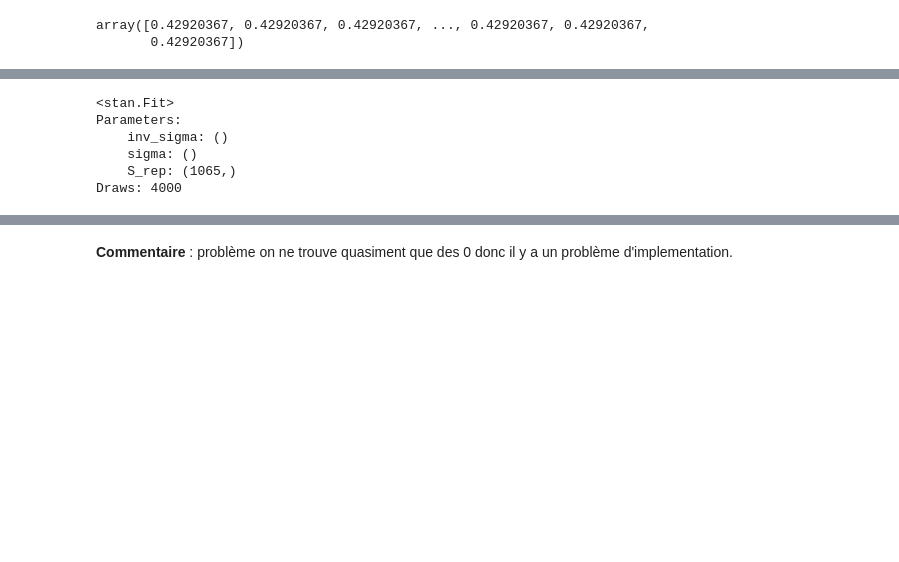
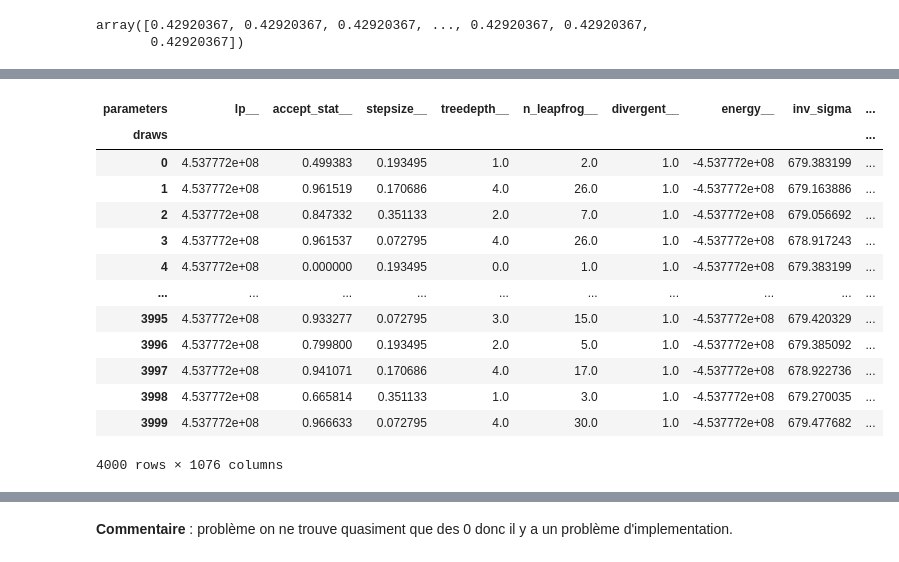
Before and after one commit to Jeremstar/business_is_business, a Jupyter notebook: Notebook_final.ipynb, the cells around one changed output, grey strips where cells are left out. Saved outputs shown, nothing was run; the diff lists cells and outputs as text; code cells hidden in the pictures; blank space fills up the shorter version.

```diff
--- a/Notebook_final.ipynb
+++ b/Notebook_final.ipynb
@@ -411,12 +416,20 @@ In file included from /opt/mamba/lib/python3.10/site-packages/httpstan/include/s
 # %%
-print(fit)
+df2
 # %% [output]
+| parameters | lp__ | accept_stat__ | stepsize__ | treedepth__ | n_leapfrog__ | divergent__ | energy__ | inv_sigma | ... |
+| draws |  |  |  |  |  |  |  |  | ... |
+| 0 | 4.537772e+08 | 0.499383 | 0.193495 | 1.0 | 2.0 | 1.0 | -4.537772e+08 | 679.383199 | ... |
+| 1 | 4.537772e+08 | 0.961519 | 0.170686 | 4.0 | 26.0 | 1.0 | -4.537772e+08 | 679.163886 | ... |
+| 2 | 4.537772e+08 | 0.847332 | 0.351133 | 2.0 | 7.0 | 1.0 | -4.537772e+08 | 679.056692 | ... |
+| 3 | 4.537772e+08 | 0.961537 | 0.072795 | 4.0 | 26.0 | 1.0 | -4.537772e+08 | 678.917243 | ... |
+| 4 | 4.537772e+08 | 0.000000 | 0.193495 | 0.0 | 1.0 | 1.0 | -4.537772e+08 | 679.383199 | ... |
+| ... | ... | ... | ... | ... | ... | ... | ... | ... | ... |
+| 3995 | 4.537772e+08 | 0.933277 | 0.072795 | 3.0 | 15.0 | 1.0 | -4.537772e+08 | 679.420329 | ... |
+| 3996 | 4.537772e+08 | 0.799800 | 0.193495 | 2.0 | 5.0 | 1.0 | -4.537772e+08 | 679.385092 | ... |
+| 3997 | 4.537772e+08 | 0.941071 | 0.170686 | 4.0 | 17.0 | 1.0 | -4.537772e+08 | 678.922736 | ... |
+| 3998 | 4.537772e+08 | 0.665814 | 0.351133 | 1.0 | 3.0 | 1.0 | -4.537772e+08 | 679.270035 | ... |
+| 3999 | 4.537772e+08 | 0.966633 | 0.072795 | 4.0 | 30.0 | 1.0 | -4.537772e+08 | 679.477682 | ... |
-<stan.Fit>
-Parameters:
-    inv_sigma: ()
-    sigma: ()
-    S_rep: (1065,)
-Draws: 4000
+4000 rows × 1076 columns
 # %%
 df_S_rep = df2.loc[:, "S_rep.1":"S_rep.1065"]
 df_S_rep
```
Also changed, not shown: parts of 9 cells of this notebook.
